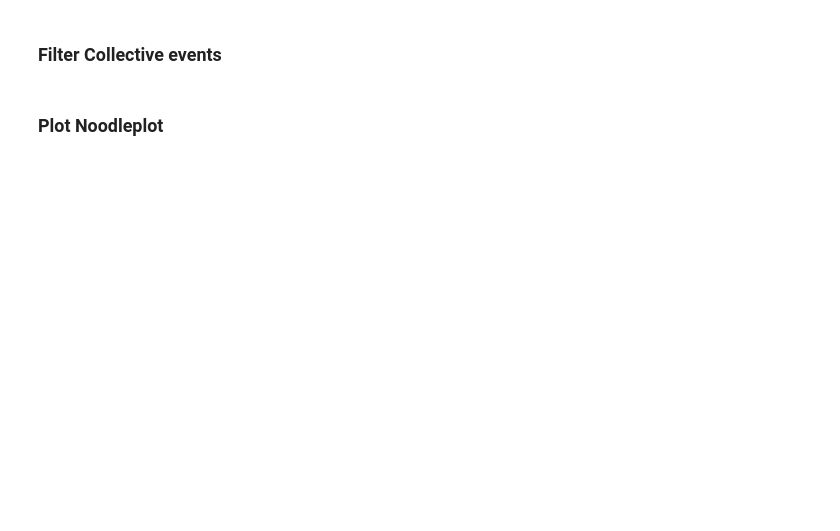
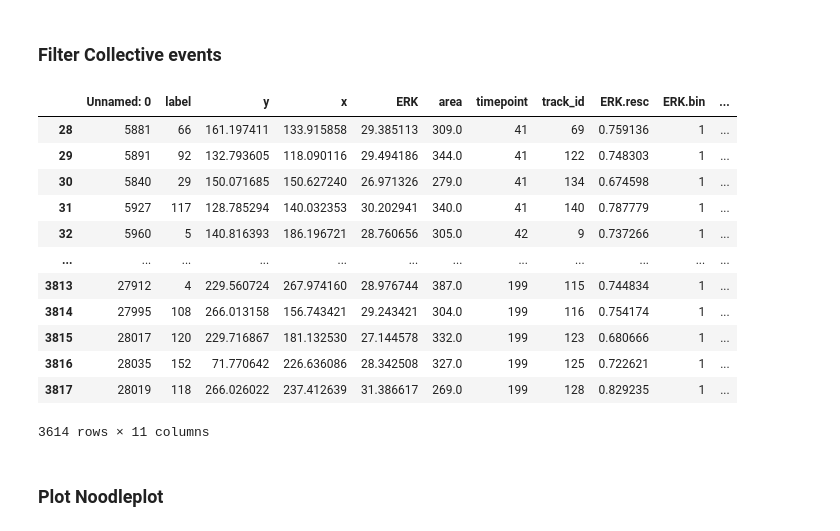
Before and after one commit to bgraedel/arcos4py, a Jupyter notebook: notebooks/arcos_example_with_segmentation.ipynb, the cells around one changed output. Drawn from its saved outputs; the diff is of its cells as text; code cells hidden in the pictures; blank space fills up the shorter version.

```diff
--- a/notebooks/arcos_example_with_segmentation.ipynb
+++ b/notebooks/arcos_example_with_segmentation.ipynb
@@ -125,6 +152,22 @@ from arcos4py.tools import filterCollev
 
 filterer = filterCollev(df_arcos, 'timepoint', 'clTrackID', 'track_id')
 ts_filtered = filterer.filter(25, 10)
+# %%
+ts_filtered
+# %% [output]
+|  | Unnamed: 0 | label | y | x | ERK | area | timepoint | track_id | ERK.resc | ERK.bin | ... |
+| 28 | 5881 | 66 | 161.197411 | 133.915858 | 29.385113 | 309.0 | 41 | 69 | 0.759136 | 1 | ... |
+| 29 | 5891 | 92 | 132.793605 | 118.090116 | 29.494186 | 344.0 | 41 | 122 | 0.748303 | 1 | ... |
+| 30 | 5840 | 29 | 150.071685 | 150.627240 | 26.971326 | 279.0 | 41 | 134 | 0.674598 | 1 | ... |
+| 31 | 5927 | 117 | 128.785294 | 140.032353 | 30.202941 | 340.0 | 41 | 140 | 0.787779 | 1 | ... |
+| 32 | 5960 | 5 | 140.816393 | 186.196721 | 28.760656 | 305.0 | 42 | 9 | 0.737266 | 1 | ... |
+| ... | ... | ... | ... | ... | ... | ... | ... | ... | ... | ... | ... |
+| 3813 | 27912 | 4 | 229.560724 | 267.974160 | 28.976744 | 387.0 | 199 | 115 | 0.744834 | 1 | ... |
+| 3814 | 27995 | 108 | 266.013158 | 156.743421 | 29.243421 | 304.0 | 199 | 116 | 0.754174 | 1 | ... |
+| 3815 | 28017 | 120 | 229.716867 | 181.132530 | 27.144578 | 332.0 | 199 | 123 | 0.680666 | 1 | ... |
+| 3816 | 28035 | 152 | 71.770642 | 226.636086 | 28.342508 | 327.0 | 199 | 125 | 0.722621 | 1 | ... |
+| 3817 | 28019 | 118 | 266.026022 | 237.412639 | 31.386617 | 269.0 | 199 | 128 | 0.829235 | 1 | ... |
+3614 rows × 11 columns
 # %% [markdown]
 ### Plot Noodleplot
 # %%
```
Also changed, not shown: parts of 12 cells of this notebook, 19 other files.
